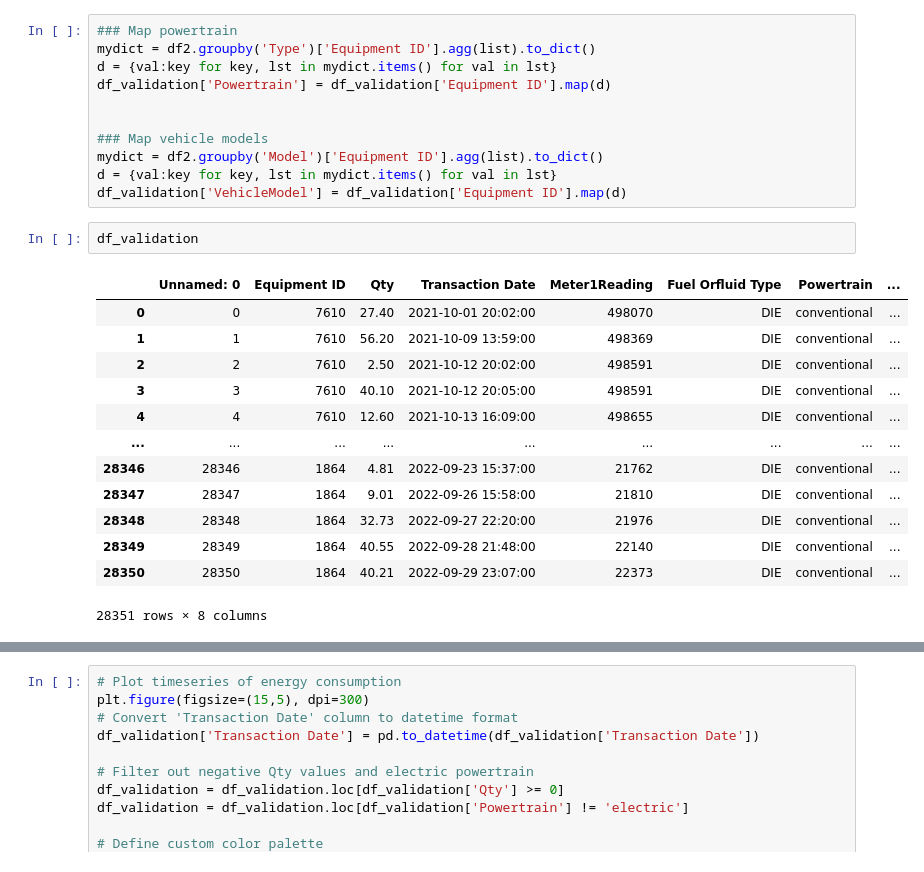
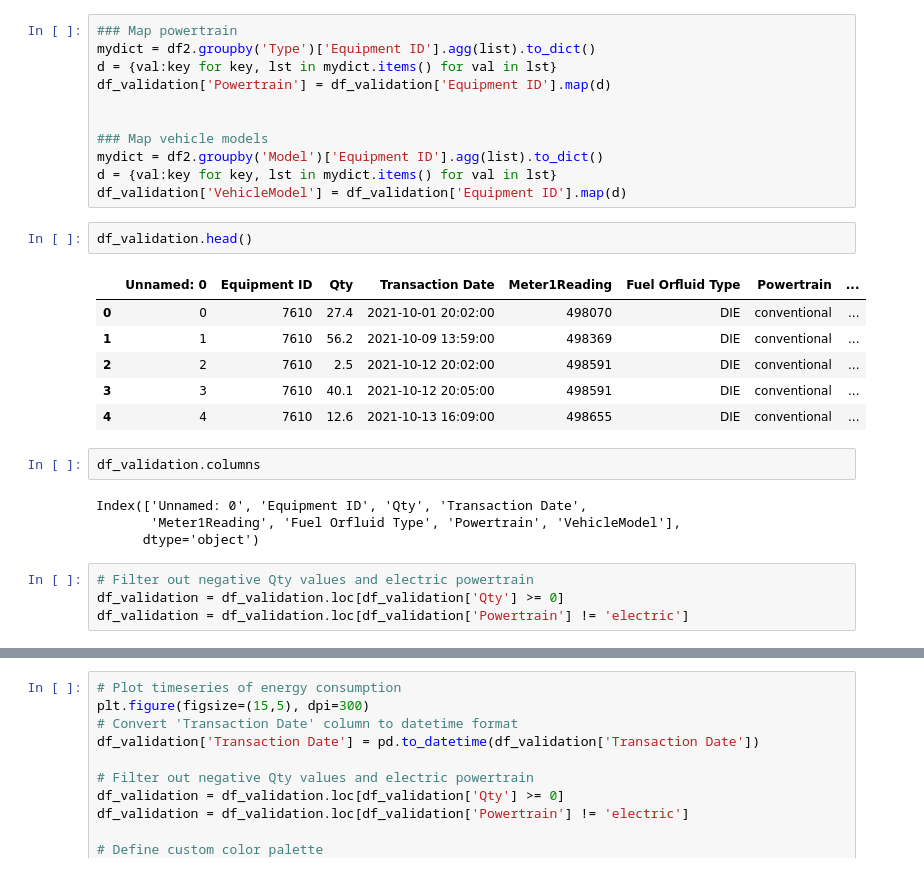
Before and after one commit to narslab/transit-electrification-futures, a Jupyter notebook: bin/jupyter/visualize-validation-data-oct2021-sep2022.ipynb, the cells around one changed output, grey strips where cells are left out. Saved outputs shown, nothing was run; the diff lists cells and outputs as text.

```diff
--- a/bin/jupyter/visualize-validation-data-oct2021-sep2022.ipynb
+++ b/bin/jupyter/visualize-validation-data-oct2021-sep2022.ipynb
@@ -33,18 +22,21 @@ mydict = df2.groupby('Model')['Equipment ID'].agg(list).to_dict()
 d = {val:key for key, lst in mydict.items() for val in lst}
 df_validation['VehicleModel'] = df_validation['Equipment ID'].map(d)
 # %%
-df_validation
+df_validation.head()
 # %% [output]
 |  | Unnamed: 0 | Equipment ID | Qty | Transaction Date | Meter1Reading | Fuel Orfluid Type | Powertrain | ... |
-| 0 | 0 | 7610 | 27.40 | 2021-10-01 20:02:00 | 498070 | DIE | conventional | ... |
-| 1 | 1 | 7610 | 56.20 | 2021-10-09 13:59:00 | 498369 | DIE | conventional | ... |
-| 2 | 2 | 7610 | 2.50 | 2021-10-12 20:02:00 | 498591 | DIE | conventional | ... |
-| 3 | 3 | 7610 | 40.10 | 2021-10-12 20:05:00 | 498591 | DIE | conventional | ... |
-| 4 | 4 | 7610 | 12.60 | 2021-10-13 16:09:00 | 498655 | DIE | conventional | ... |
-| ... | ... | ... | ... | ... | ... | ... | ... | ... |
-| 28346 | 28346 | 1864 | 4.81 | 2022-09-23 15:37:00 | 21762 | DIE | conventional | ... |
-| 28347 | 28347 | 1864 | 9.01 | 2022-09-26 15:58:00 | 21810 | DIE | conventional | ... |
-| 28348 | 28348 | 1864 | 32.73 | 2022-09-27 22:20:00 | 21976 | DIE | conventional | ... |
-| 28349 | 28349 | 1864 | 40.55 | 2022-09-28 21:48:00 | 22140 | DIE | conventional | ... |
-| 28350 | 28350 | 1864 | 40.21 | 2022-09-29 23:07:00 | 22373 | DIE | conventional | ... |
+| 0 | 0 | 7610 | 27.4 | 2021-10-01 20:02:00 | 498070 | DIE | conventional | ... |
+| 1 | 1 | 7610 | 56.2 | 2021-10-09 13:59:00 | 498369 | DIE | conventional | ... |
+| 2 | 2 | 7610 | 2.5 | 2021-10-12 20:02:00 | 498591 | DIE | conventional | ... |
+| 3 | 3 | 7610 | 40.1 | 2021-10-12 20:05:00 | 498591 | DIE | conventional | ... |
+| 4 | 4 | 7610 | 12.6 | 2021-10-13 16:09:00 | 498655 | DIE | conventional | ... |
-28351 rows × 8 columns
+# %%
+df_validation.columns
+# %% [output]
+Index(['Unnamed: 0', 'Equipment ID', 'Qty', 'Transaction Date',
+       'Meter1Reading', 'Fuel Orfluid Type', 'Powertrain', 'VehicleModel'],
+      dtype='object')
+# %%
+# Filter out negative Qty values and electric powertrain
+df_validation = df_validation.loc[df_validation['Qty'] >= 0]
+df_validation = df_validation.loc[df_validation['Powertrain'] != 'electric']
```
Also changed, not shown: parts of 9 cells of this notebook, 40 other files.
